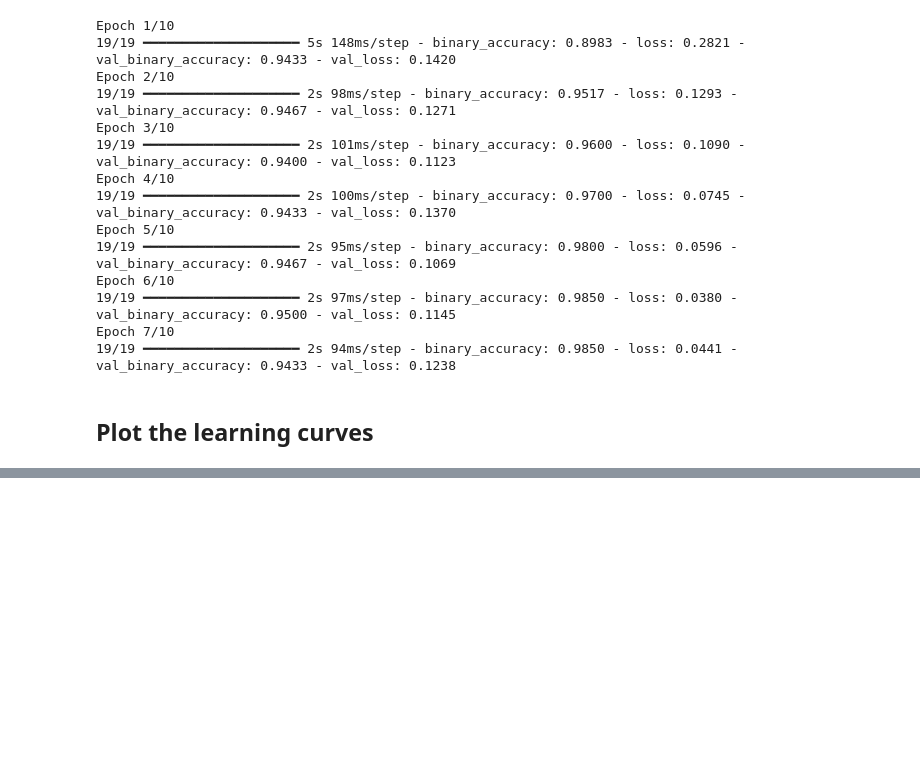
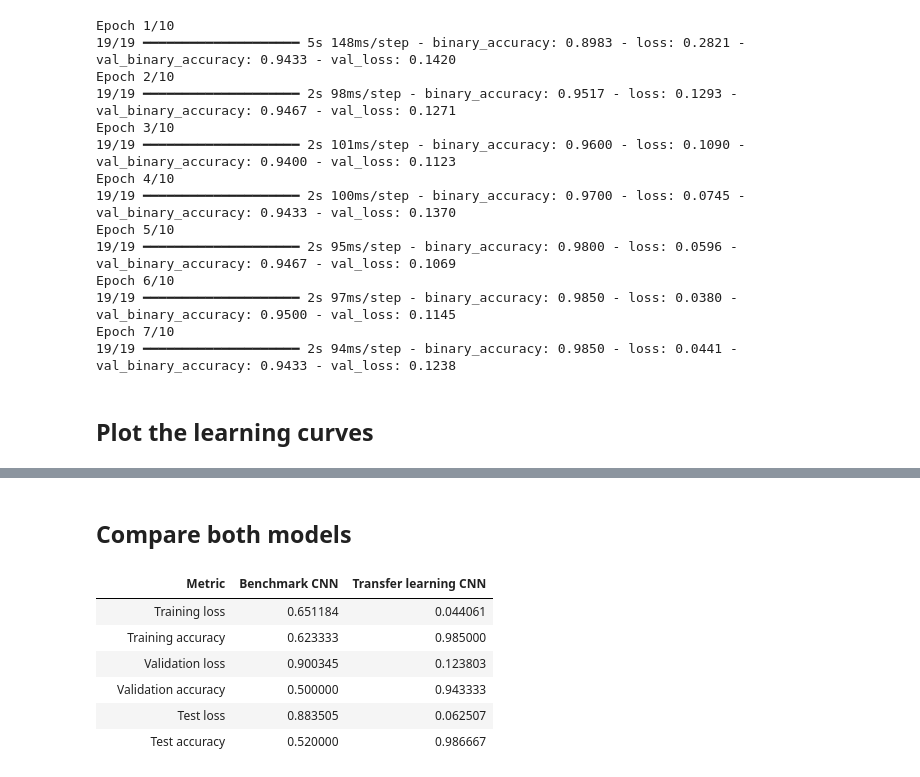
Before and after one commit to ramirezgrosas/tf2-transfer-learning-cats-dogs, a Jupyter notebook: tf2-transfer-learning-cats-dogs.ipynb, the cells around one changed output, grey strips where cells are left out. Cells and saved outputs as stored; diff of their text form; code cells hidden in the pictures; blank space fills up the shorter version.

```diff
--- a/tf2-transfer-learning-cats-dogs.ipynb
+++ b/tf2-transfer-learning-cats-dogs.ipynb
@@ -401,0 +424,4 @@ Epoch 7/10
+# %%
+new_model_test_loss, new_model_test_acc = frozen_new_model.evaluate(images_test, labels_test, verbose=0)
+print(f"Test loss: {new_model_test_loss}")
+print(f"Test accuracy: {new_model_test_acc}")
@@ -401,0 +431,34 @@ Epoch 7/10
+# %% [markdown]
+## Compare both models
+# %%
+benchmark_train_loss = history_benchmark.history['loss'][-1]
+benchmark_valid_loss = history_benchmark.history['val_loss'][-1]
+
+
+benchmark_train_acc = history_benchmark.history['binary_accuracy'][-1]
+benchmark_valid_acc = history_benchmark.history['val_binary_accuracy'][-1]
+
+new_model_train_loss = history_frozen_new_model.history['loss'][-1]
+new_model_valid_loss = history_frozen_new_model.history['val_loss'][-1]
+
+
+new_model_train_acc = history_frozen_new_model.history['binary_accuracy'][-1]
+new_model_valid_acc = history_frozen_new_model.history['val_binary_accuracy'][-1]
+# %%
+comparison_table = pd.DataFrame([['Training loss', benchmark_train_loss, new_model_train_loss],
+                                ['Training accuracy', benchmark_train_acc, new_model_train_acc],
+                                ['Validation loss', benchmark_valid_loss, new_model_valid_loss],
+                                ['Validation accuracy', benchmark_valid_acc, new_model_valid_acc],
+                                ['Test loss', benchmark_test_loss, new_model_test_loss],
+                                ['Test accuracy', benchmark_test_acc, new_model_test_acc]],
+                               columns=['Metric', 'Benchmark CNN', 'Transfer learning CNN'])
+comparison_table.index=['']*6
+comparison_table
+# %% [output]
+|  | Metric | Benchmark CNN | Transfer learning CNN |
+|  | Training loss | 0.651184 | 0.044061 |
+|  | Training accuracy | 0.623333 | 0.985000 |
+|  | Validation loss | 0.900345 | 0.123803 |
+|  | Validation accuracy | 0.500000 | 0.943333 |
+|  | Test loss | 0.883505 | 0.062507 |
+|  | Test accuracy | 0.520000 | 0.986667 |
```
Also changed, not shown: parts of 4 cells of this notebook.
